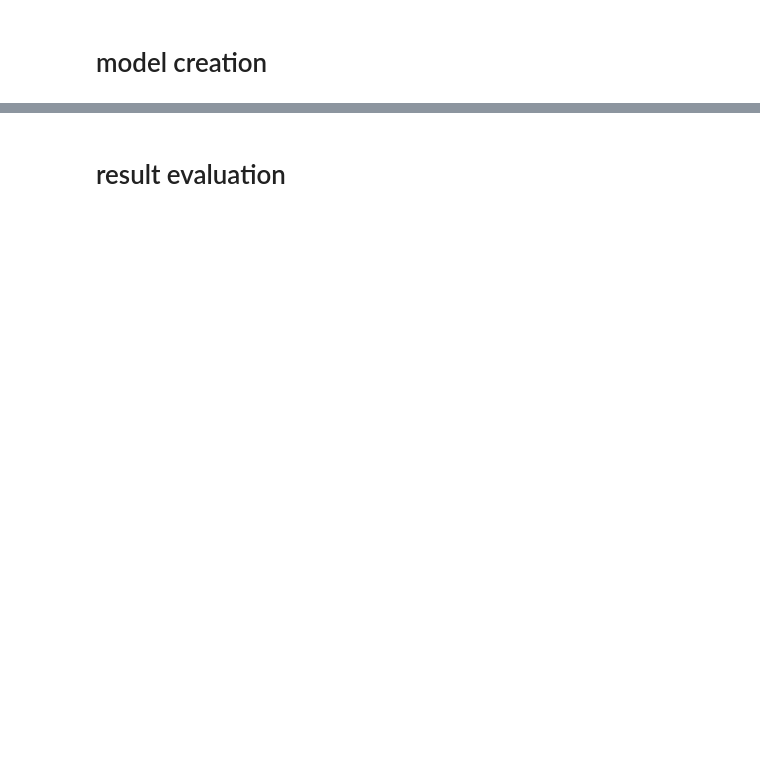
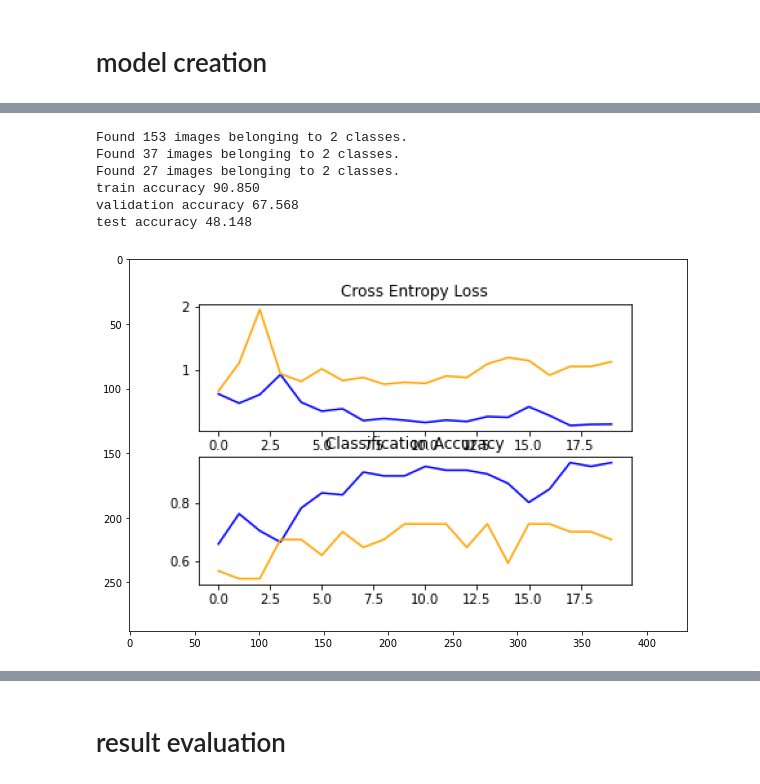
Before and after one commit to ck-unifr/x-ray_image_classification, a Jupyter notebook: x-ray_image_classification.ipynb, the cells around one changed output, grey strips where cells are left out. Saved outputs shown, nothing was run; the diff lists cells and outputs as text; code cells hidden in the pictures; blank space fills up the shorter version.

```diff
--- a/x-ray_image_classification.ipynb
+++ b/x-ray_image_classification.ipynb
@@ -106,0 +120,5 @@ test_images, test_labels, test_lateral_files, test_ap_files = save_img_labels(fo
+# %%
+train_lateral_files, train_ap_files = get_img_files(folder=train_folder)
+
+print('number of train lateral images', len(train_lateral_files))
+print('number of test ap images', len(train_ap_files))
@@ -106,0 +128,5 @@ test_images, test_labels, test_lateral_files, test_ap_files = save_img_labels(fo
+# %%
+test_lateral_files, test_ap_files = get_img_files(folder=test_folder)
+
+print('number of test lateral images', len(test_lateral_files))
+print('number of test ap images', len(test_ap_files))
@@ -205,0 +362,11 @@ for file in listdir(src_directory):
+# %%
+baseline_model = create_baseline_model(img_shape=(128, 128, 3))
+run_test(model=baseline_model, img_size=(128, 128), epochs=20)
+# %% [output]
+Found 153 images belonging to 2 classes.
+Found 37 images belonging to 2 classes.
+Found 27 images belonging to 2 classes.
+train accuracy 90.850
+validation accuracy 67.568
+test accuracy 48.148
+[figure, added]
```
Also changed, not shown: parts of 44 cells of this notebook.
